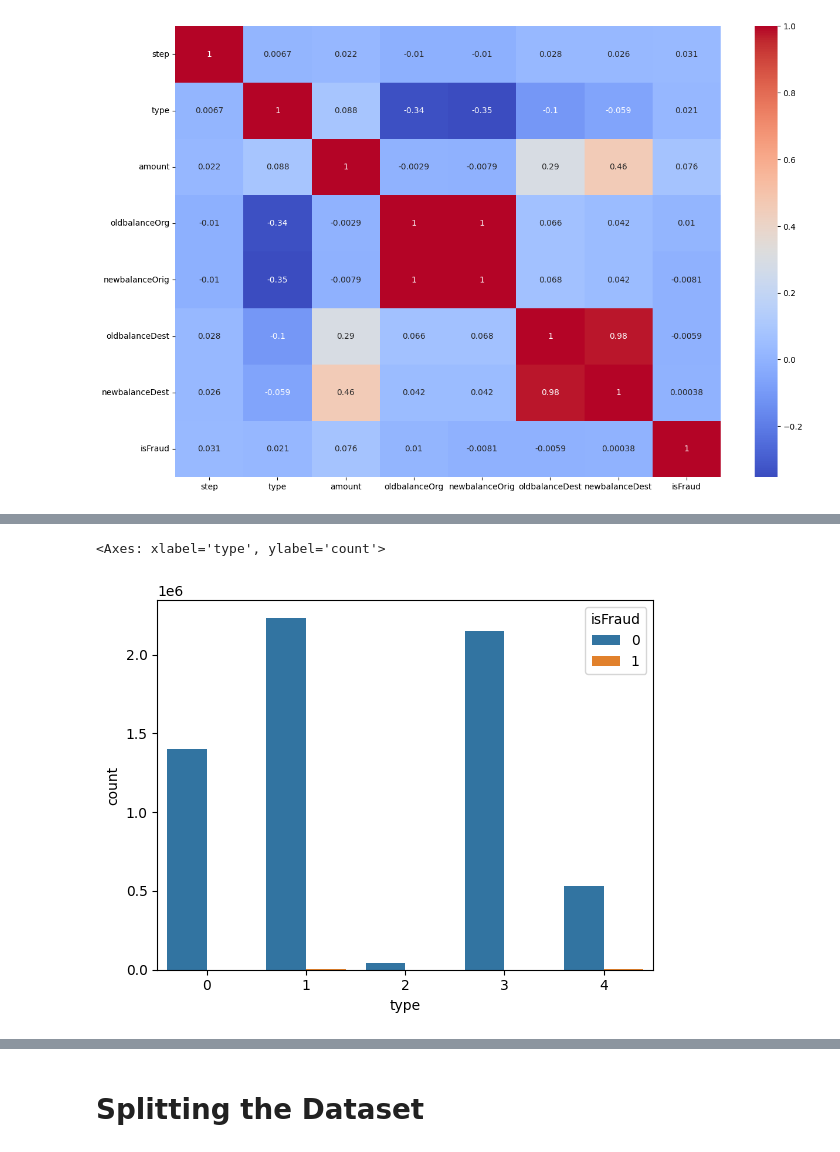
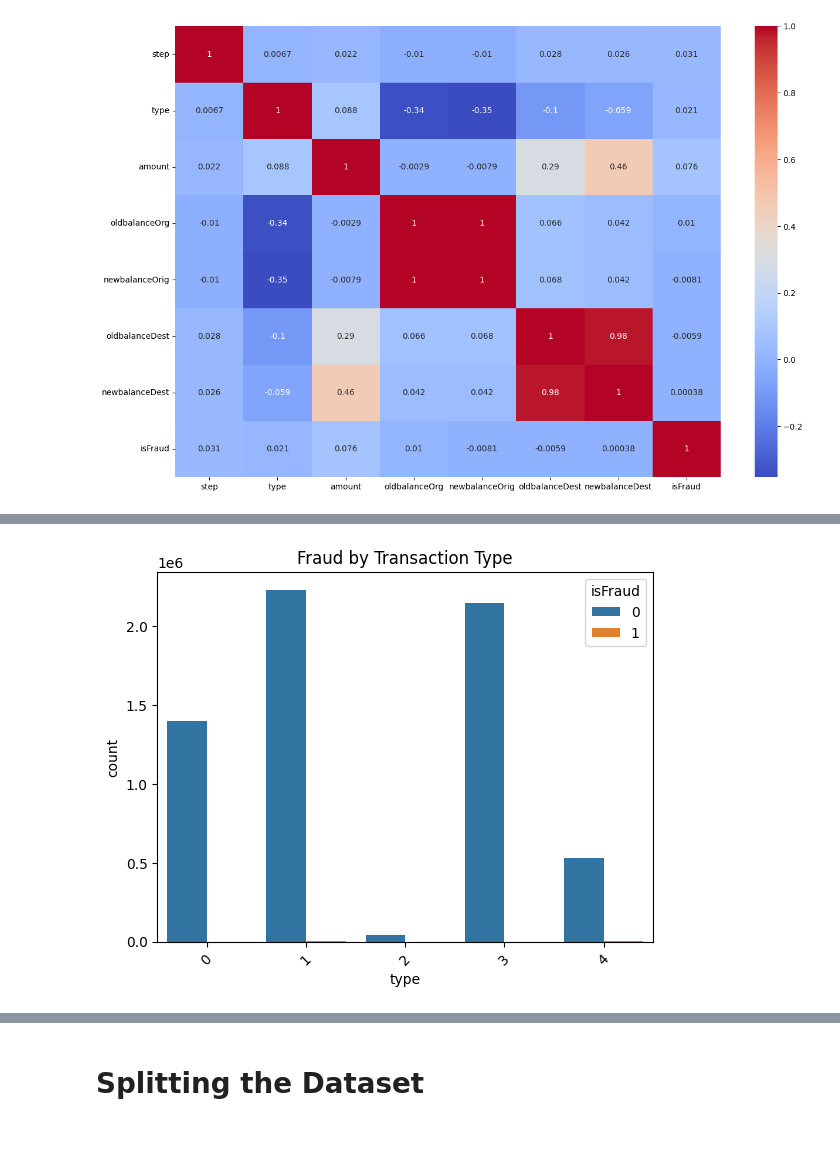
Before and after one commit to ranjanvrma/fraud-detection, a Jupyter notebook: notebook/fraud-detection.ipynb, the cells around one changed output, grey strips where cells are left out. Saved outputs shown, nothing was run; the diff lists cells and outputs as text; code cells hidden in the pictures.

```diff
--- a/notebook/fraud-detection.ipynb
+++ b/notebook/fraud-detection.ipynb
@@ -88,7 +94,9 @@ sns.heatmap(corr, annot = True, cmap = 'coolwarm')
 # %%
 sns.countplot(x='type', hue='isFraud', data=df)
+plt.title("Fraud by Transaction Type")
+plt.xticks(rotation=45)
+plt.show()
 # %% [output]
-<Axes: xlabel='type', ylabel='count'>
-[figure, old version]
+[figure, new version]
 # %%
 sns.boxplot(x='isFraud', y='amount', data=df)
```
Also changed, not shown: parts of 8 cells of this notebook.
